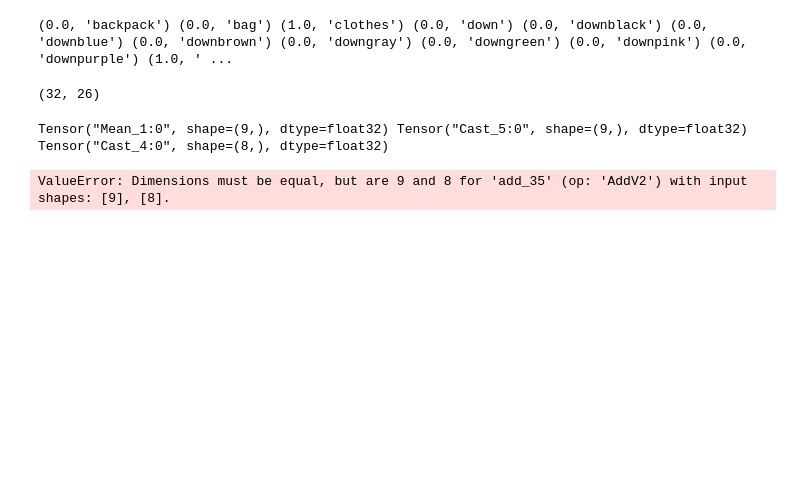
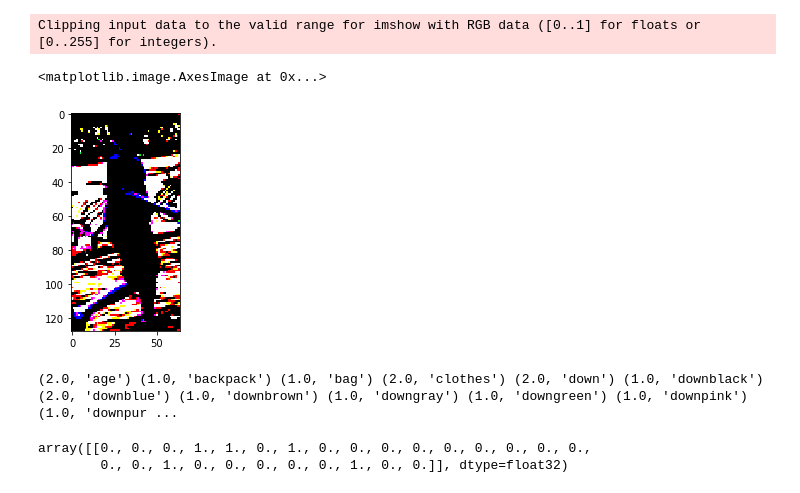
Before and after one commit to Hyrasso/CNN-ReId, a Jupyter notebook: src/attributes.ipynb, the cells around one changed output. Drawn from its saved outputs; the diff is of its cells as text; code cells hidden in the pictures; blank space fills up the shorter version.

Commit message:
Training for attribute notebook + fixes

```diff
--- a/src/attributes.ipynb
+++ b/src/attributes.ipynb
@@ -5,4 +6,0 @@ import numpy as np
-# %%
-from importlib import reload
-import finetune_resnet
-finetune_resnet = reload(finetune_resnet)
@@ -24,0 +29,3 @@ res = model.predict(xbatch)
+# %%
+dataset = h5py.File("../Market-1501/market.h5", "r")
+list(dataset)
@@ -24,0 +39,4 @@ res = model.predict(xbatch)
+# %%
+x = dataset["train_images"]
+y = dataset["train_labels"]
+x.shape, y.shape
@@ -25,13 +55,13 @@ res = model.predict(xbatch)
+# %%
+plt.imshow(finetune_resnet.preprocess_images(x[:1])[0])
+# %% [output]
+Clipping input data to the valid range for imshow with RGB data ([0..1] for floats or [0..255] for integers).
+<matplotlib.image.AxesImage at 0x...>
+[figure, added]
 # %%
-print(*zip(res[31].round(), ms.y.attrs["labels"][1:]))
+print(*zip(y[:1][0], y.attrs["labels"]))
+finetune_resnet.preprocess_labels(y[:1])
 # %% [output]
-(0.0, 'backpack') (0.0, 'bag') (1.0, 'clothes') (0.0, 'down') (0.0, 'downblack') (0.0, 'downblue') (0.0, 'downbrown') (0.0, 'downgray') (0.0, 'downgreen') (0.0, 'downpink') (0.0, 'downpurple') (1.0, ' ...
+(2.0, 'age') (1.0, 'backpack') (1.0, 'bag') (2.0, 'clothes') (2.0, 'down') (1.0, 'downblack') (2.0, 'downblue') (1.0, 'downbrown') (1.0, 'downgray') (1.0, 'downgreen') (1.0, 'downpink') (1.0, 'downpur ...
+array([[0., 0., 0., 1., 1., 0., 1., 0., 0., 0., 0., 0., 0., 0., 0., 0.,
+        0., 0., 1., 0., 0., 0., 0., 0., 1., 0., 0.]], dtype=float32)
-# %%
-ybatch[:, 1:].shape
-# %% [output]
-(32, 26)
-# %%
-finetune_resnet.market_accuracy(ybatch[:, 1:], res)
-# %% [output]
-Tensor("Mean_1:0", shape=(9,), dtype=float32) Tensor("Cast_5:0", shape=(9,), dtype=float32) Tensor("Cast_4:0", shape=(8,), dtype=float32)
-ValueError: Dimensions must be equal, but are 9 and 8 for 'add_35' (op: 'AddV2') with input shapes: [9], [8].
```
Also changed, not shown: parts of 17 cells of this notebook, 3 other files.
